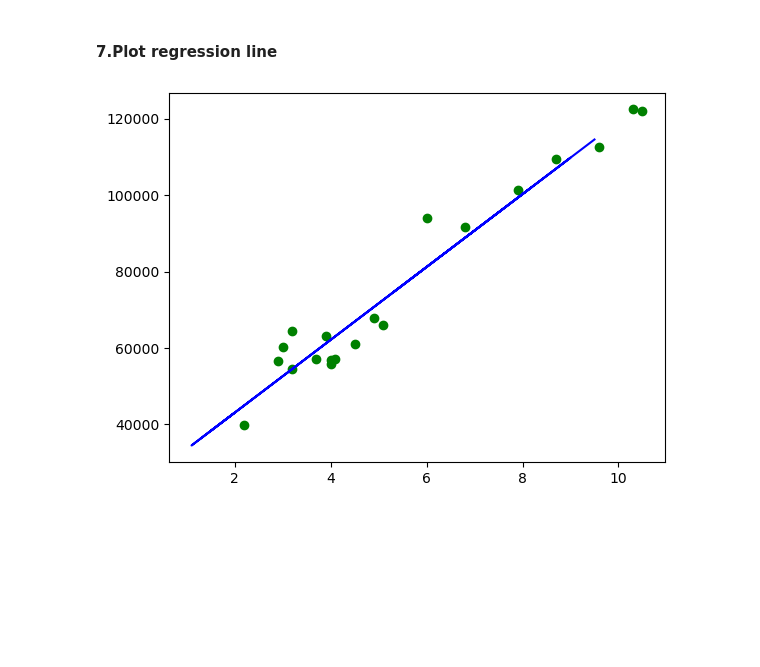
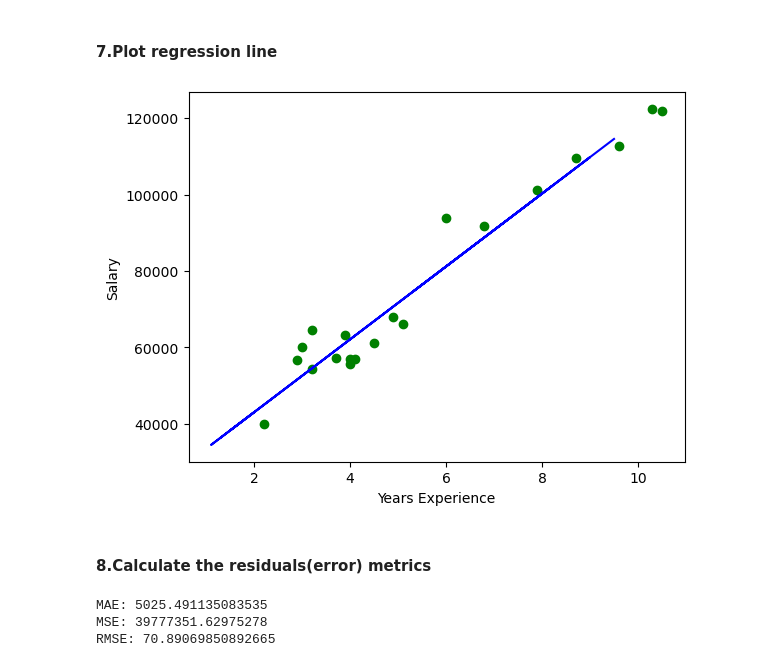
Before and after one commit to ranjanpadhi1/machine-learning, a Jupyter notebook: 1.Linear Regression.ipynb, the cells around one changed output. Cells and saved outputs as stored; diff of their text form; code cells hidden in the pictures; blank space fills up the shorter version.

```diff
--- a/1.Linear Regression.ipynb
+++ b/1.Linear Regression.ipynb
@@ -80,7 +82,19 @@ result.sort_values(result.columns[0])
 # %%
 plt.scatter(x_train, y_train,color='g')
 plt.plot(x_test, y_predict,color='b')
-
+plt.xlabel('Years Experience')
+plt.ylabel('Salary')
 plt.show()
 # %% [output]
-[figure, old version]
+[figure, new version]
+# %% [markdown]
+#### 8.Calculate the residuals(error) metrics
+# %%
+from sklearn import metrics
+print('MAE:', metrics.mean_absolute_error(y_test, y_predict))
+print('MSE:', metrics.mean_squared_error(y_test, y_predict))
+print('RMSE:', np.sqrt(metrics.mean_absolute_error(y_test, y_predict)))
+# %% [output]
+MAE: 5025.491135083535
+MSE: 39777351.62975278
+RMSE: 70.89069850892665
```
Also changed, not shown: parts of 1 cell of this notebook, 4 other files.
